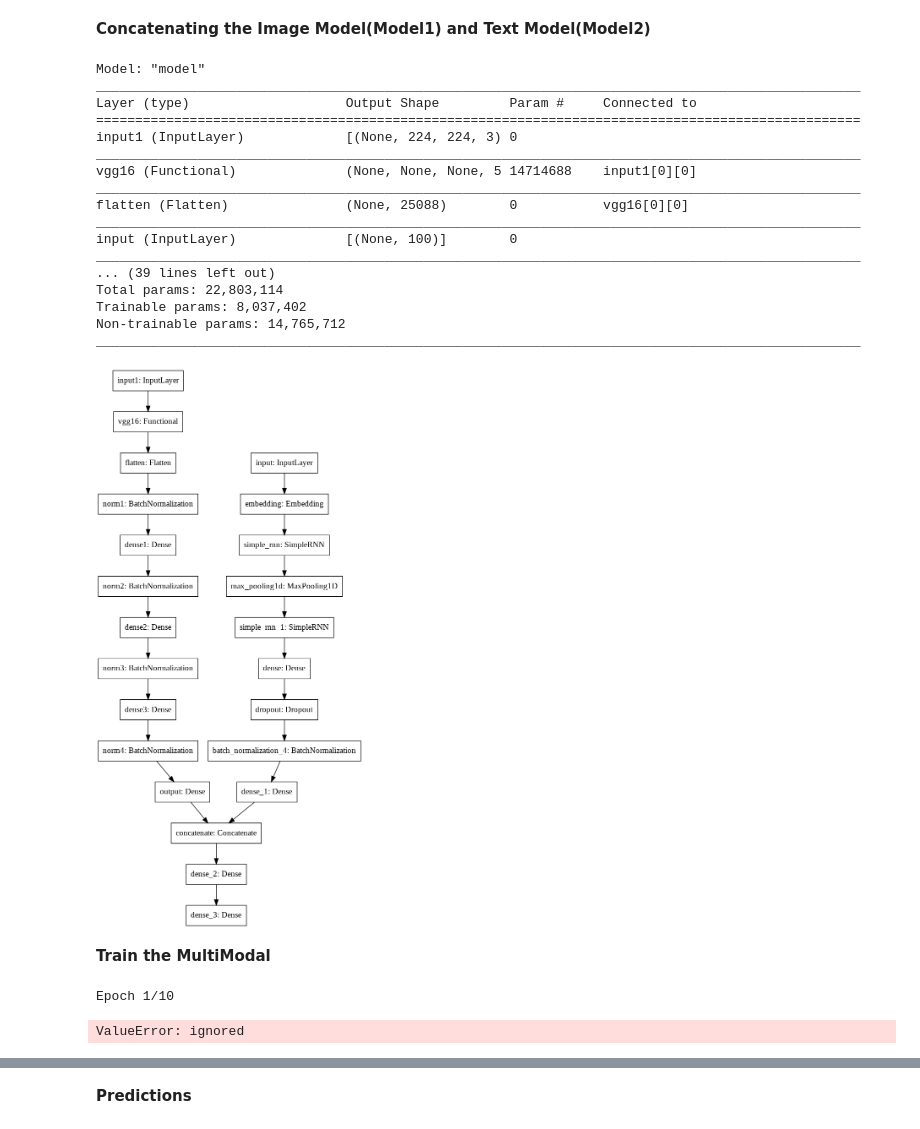
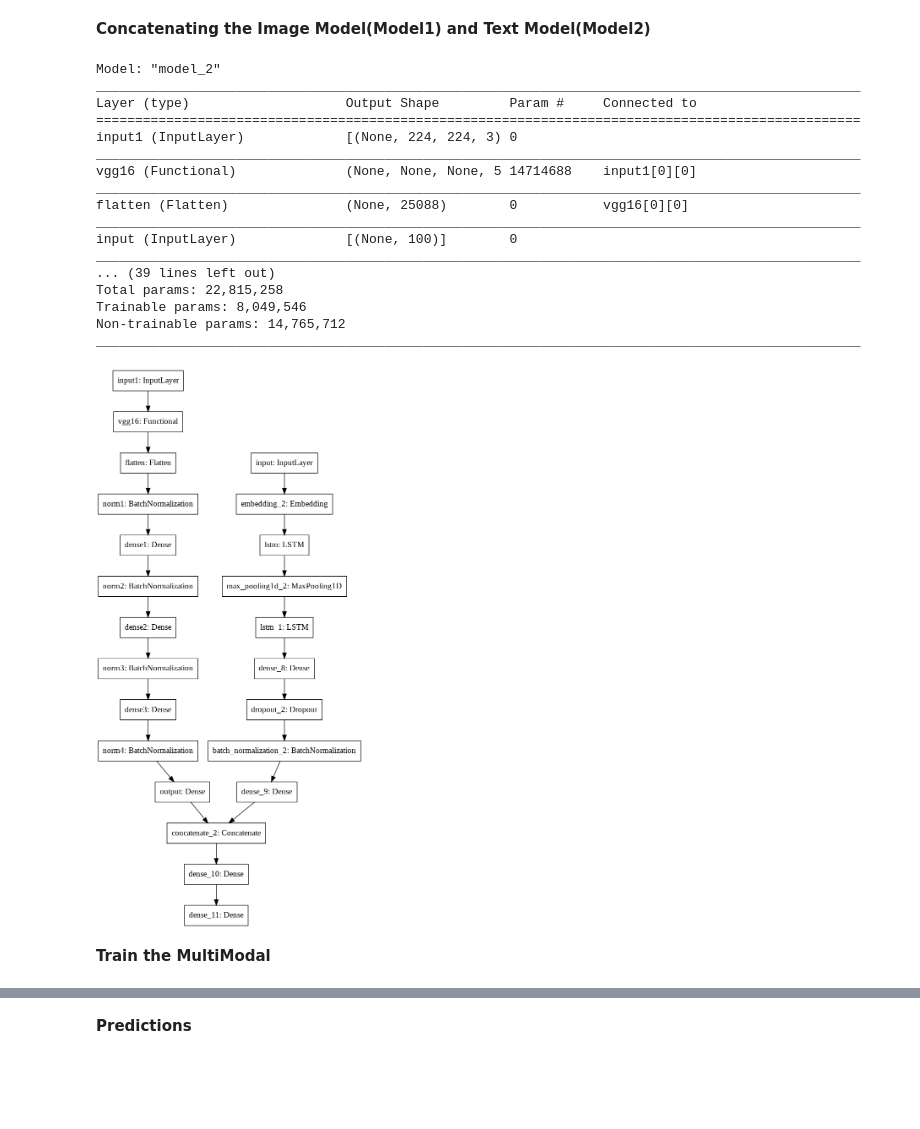
Before and after one commit to vipul43/image_description, a Jupyter notebook: image_description.ipynb, the cells around one changed output, grey strips where cells are left out. Cells and saved outputs as stored; diff of their text form; code cells hidden in the pictures; blank space fills up the shorter version.

Commit message:
completed basic image description model, need to make it better

```diff
--- a/image_description.ipynb
+++ b/image_description.ipynb
@@ -288,26 +137,0 @@ for sent in stringX2:
-# %%
-#Preparation of TrainX2 and Trainy2 for Text Model(Model2)
-tk = Tokenizer(filters='!"#$%&()*+,-./:;<=>?@[\]^`{|}~\t\n')
-# maxlength
-# "The person is fishing"
-# X2  ----------------------------true_y---------pred_y
-# "<start>"                       The(327)           of(879)
-# "<start> The"                   person(1.000, 7.68, 3.444.....100d)        man(1.000, 7.64, 3.3.....100d)
-# "<start> The person"            is            in
-# "<start> The person is"         fishing        parking
-# "<start> The person is fishing"  <end>         sdfsdf
-#                                               sdsdf
-#                                               sdfsdf
-#                                               sdfsdf
-#                                               sdfsdf
-#                                               sdf
-#                                               sdf
-#                                               sdf
-#                                               (terminate on length(maxlength))
-
-tk.fit_on_texts(TrainX2_new)
-X_seq = tk.texts_to_sequences(TrainX2_new)
-
-X_pad = pad_sequences(X_seq, maxlen=100, padding='post')
-TrainX2 = X_pad
-print(TrainX2.shape)
@@ -328,9 +139,9 @@ print(Trainy2.shape)
 INP_LEN1 = 100 #(Text to Vector)
 input2 = tf.keras.Input(shape=(INP_LEN1,), name='input')
 embed = tf.keras.layers.Embedding((len(tk.word_counts)+1),INP_LEN1)(input2)
-rnn1 = tf.keras.layers.SimpleRNN(192, return_sequences=True, dropout=0.3)(embed)
+rnn1 = tf.keras.layers.LSTM(192, return_sequences=True, dropout=0.3)(embed)
 pool = tf.keras.layers.MaxPool1D()(rnn1)
-rnn2 = tf.keras.layers.SimpleRNN(128, dropout=0.2)(pool)
+rnn2 = tf.keras.layers.LSTM(128, dropout=0.2)(pool)
 dense1 = tf.keras.layers.Dense(84, activation='relu')(rnn2)
 drop1 = tf.keras.layers.Dropout(0.2)(dense1)
 norm1 = tf.keras.layers.BatchNormalization()(drop1)
@@ -361,29 +172,29 @@ _________________________________________________________________
 # %%
 concate = tf.keras.layers.Concatenate(axis=-1)([model1.output, model2.output])
 final_dense = tf.keras.layers.Dense(256, activation='relu')(concate)
-Output = tf.keras.layers.Dense(len(tk.word_counts)+1, activation='sigmoid')(final_dense)
+Output = tf.keras.layers.Dense(len(tk.word_counts)+1, activation='softmax')(final_dense)
 finalModel  = tf.keras.models.Model(inputs=[input1,input2],outputs=Output)
 
 finalModel.summary()
 tf.keras.utils.plot_model(finalModel,to_file="finalModel.png")
 # %% [output]
-Model: "model"
+Model: "model_2"
 __________________________________________________________________________________________________
 Layer (type)                    Output Shape         Param #     Connected to
 ==================================================================================================
 input1 (InputLayer)             [(None, 224, 224, 3) 0
 __________________________________________________________________________________________________
 vgg16 (Functional)              (None, None, None, 5 14714688    input1[0][0]
 __________________________________________________________________________________________________
 flatten (Flatten)               (None, 25088)        0           vgg16[0][0]
 __________________________________________________________________________________________________
 input (InputLayer)              [(None, 100)]        0
 __________________________________________________________________________________________________
 ... (39 lines left out)
-Total params: 22,803,114
-Trainable params: 8,037,402
+Total params: 22,815,258
+Trainable params: 8,049,546
 Non-trainable params: 14,765,712
 __________________________________________________________________________________________________
-[figure, old version]
+[figure, new version]
 # %% [markdown]
 **Train the MultiModal**
@@ -392,5 +225,0 @@ finalModel.compile(optimizer=tf.keras.optimizers.Adam(lr = 0.0001), loss='binary
-# %%
-finalModel.fit([TrainX1, TrainX2], TrainY, validation_split=0.2, shuffle=True, epochs=10)
-# %% [output]
-Epoch 1/10
-ValueError: ignored
```
Also changed, not shown: parts of 34 cells of this notebook.
